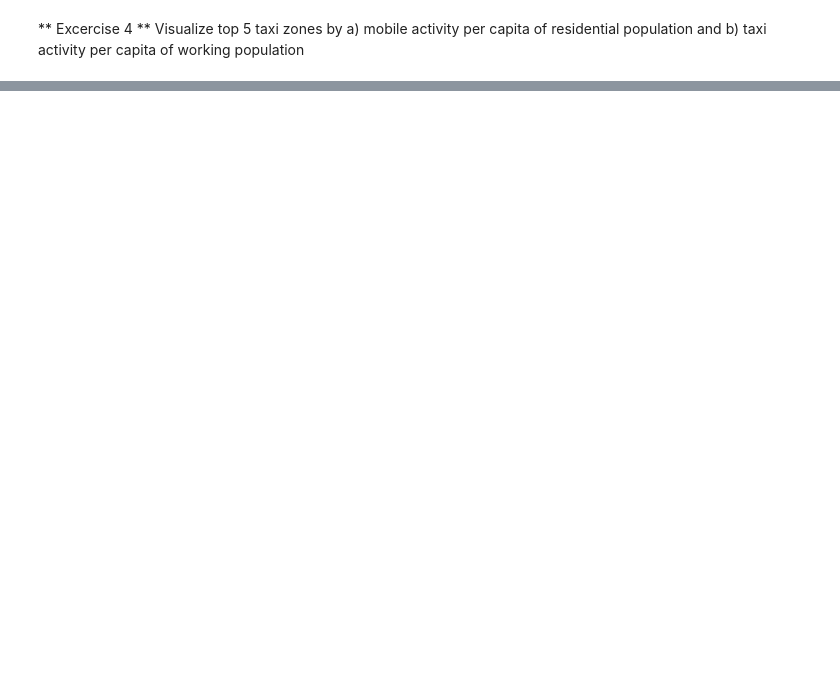
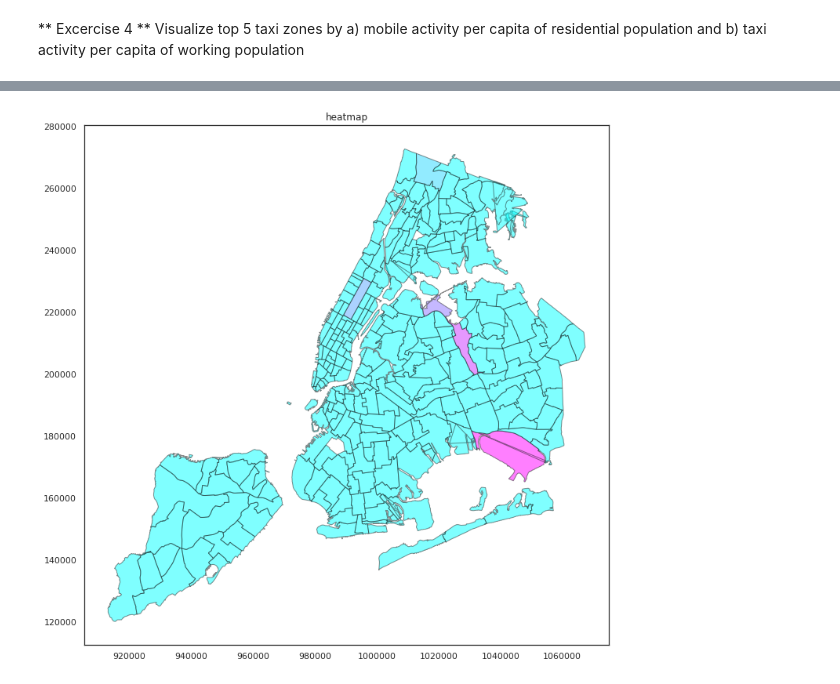
Before and after one commit to sunghoonyang/gallery-in-jupyter, a Jupyter notebook: fall18/applied_data_science/session3/ADS2018_session3-questions.ipynb, the cells around one changed output, grey strips where cells are left out. Saved outputs shown, nothing was run; the diff lists cells and outputs as text; code cells hidden in the pictures; blank space fills up the shorter version.

```diff
--- a/fall18/applied_data_science/session3/ADS2018_session3-questions.ipynb
+++ b/fall18/applied_data_science/session3/ADS2018_session3-questions.ipynb
@@ -411,2 +759,8 @@ b) age groups of residential population age_under_29LR,age_30_54LR,age_55_overLR
 # %% [markdown]
 ** Excercise 4 ** Visualize top 5 taxi zones by a) mobile activity per capita of residential population and b) taxi activity per capita of working population
+# %%
+x = SMdata.drop([c for c in SMdata.columns if c not in ['totalLR', 'mobile_spatial']], axis=1)
+x['density'] = x['mobile_spatial'] / x['totalLR']
+x = x.sort_values('density', ascending=False)
+# top 5
+x.head(5)
@@ -412,0 +775,76 @@ b) age groups of residential population age_under_29LR,age_30_54LR,age_55_overLR
+# %%
+#implement a function for heatmap visualization of attributes of taxi zones provided through a dataframe df
+import math
+def plot_on_map(shp,df,column,tzs,areaNorm=False,logScale=False):
+#     take shapefile as shp
+#     , dataframe as df
+#     , a column to visualize
+#     and two flags on whether to normalize by area
+#     and to take log scale
+
+    #shortcuts for accessing records and points of the shapes
+    shp_records=shp.records()
+    shp_shape=shp.shapeRecords()
+
+    x = {} #dictionary for values to visualize for each key - create it below
+
+    for tz in df.index:
+        key=tz
+        if key not in tzs:
+            x[key]=0
+        else:
+            x[key]=df[column][tz]
+
+    y = {} #normalized version of the values now assigned to each shape already
+    for s in range(0,len(shp_records)):
+        z=int(shp_records[s][0])
+        if z in x.keys():
+            x_ = x[z]
+            if areaNorm:
+                x_ = x_ / float(shp_records[s][2])
+            if logScale:
+                x_ = math.log( x_+(x_==0))
+            y[z] = x_
+
+    #min-max values
+    maxY=max(y.values())
+    minY=min(y.values())
+
+    if logScale: #if log-scale limit the scale to the values no lower than exp(-3)~0.04 of the max
+        minY=maxY-3
+
+    #prepare colormap
+    cbins=20; #number of colorscale bins
+    cmap = plt.cm.cool(np.linspace(0,1,cbins+1))
+    #plot new figure
+    fig = plt.figure(figsize = (12,15))
+    ax = fig.gca()
+
+    #visualize each shape with the color depending on the value
+    for s in range(0,len(shp_records)): #for all shapes
+        z=int(shp_records[s][0]) #take the shape id
+        if z in y.keys(): #if it has a corresponding value
+            k=int(cbins*(y[z]-minY)/(maxY-minY)) #pick up a color based on a value
+            if k<0: #truncate negatives (can occur in log-scale due to sclae limitation)
+                k=0
+            c=cmap[k][0:3] #get the RGB color
+            #get x,y of the shape
+            shape=shp_shape[s]
+            x_ = [i[0] for i in shape.shape.points[:]]
+            y_ = [i[1] for i in shape.shape.points[:]]
+            #plot a polygon of that shape
+            poly=Polygon(zip(x_,y_))
+            ax.add_patch(PolygonPatch(poly, fc=c, ec='k', alpha=0.5, zorder=2 ))
+
+    ax.axis('scaled')
+    plt.title("heatmap") #add title
+plot_on_map(
+    tzs # shapefile
+    ,SMdata # df
+    ,'mobile_spatial' # column_name
+    ,x.sort_values(by='density', ascending=False).head(5).index
+    ,areaNorm=False
+    ,logScale=False
+)
+# %% [output]
+[figure, added]
```
Also changed, not shown: parts of 35 cells of this notebook, 2 other files.
